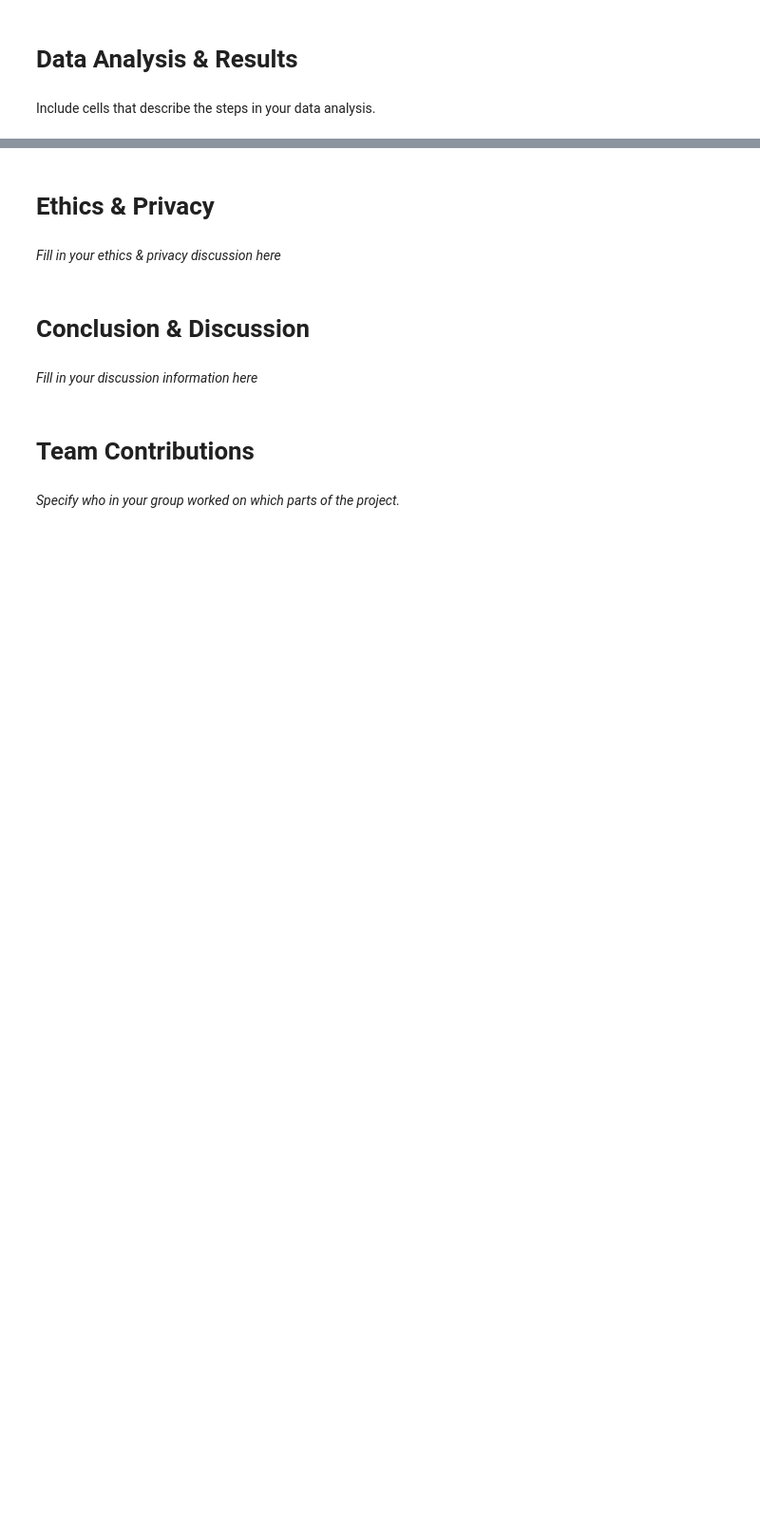
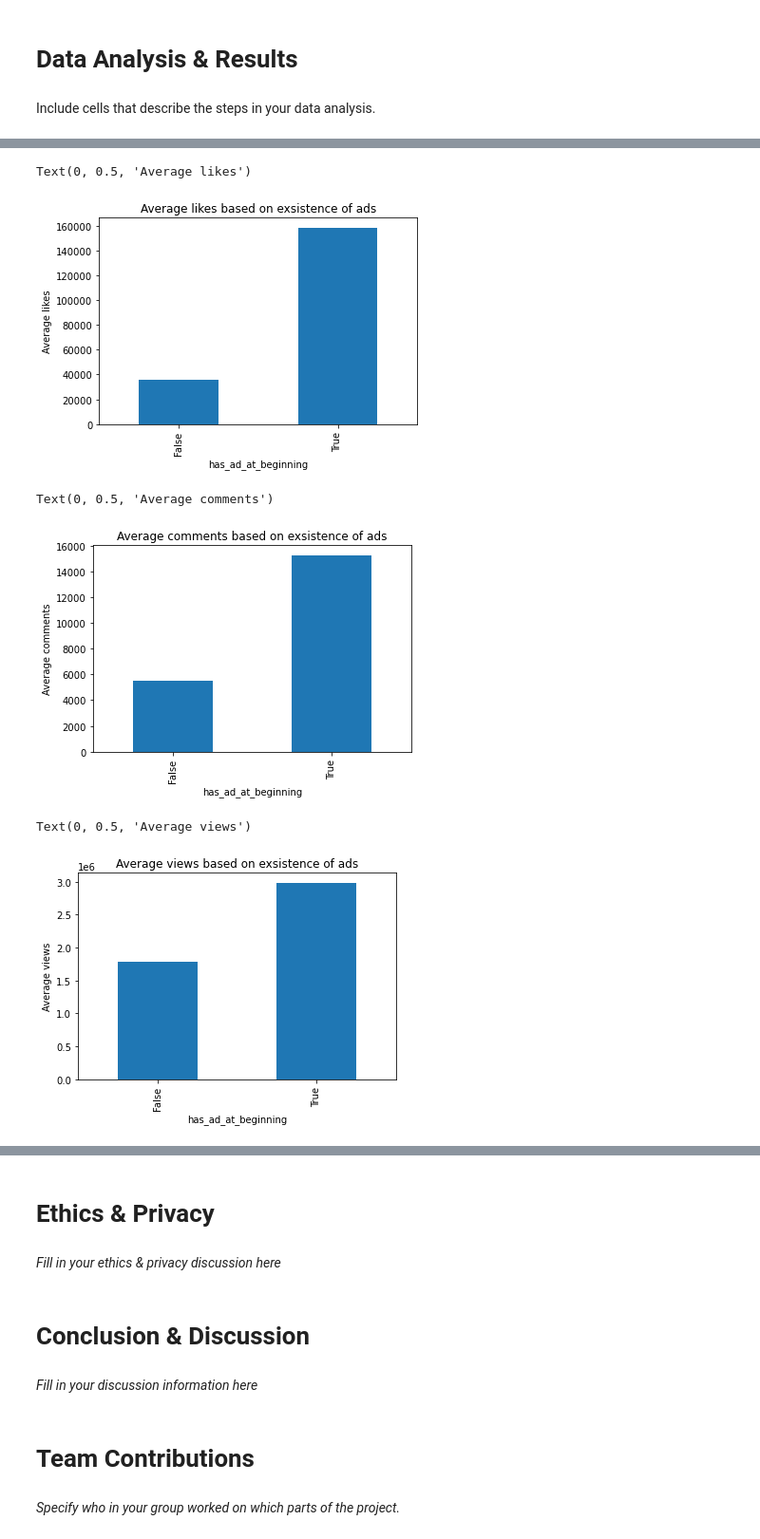
Before and after one commit to oakaigh/cogs108-wi21-group068, a Jupyter notebook: FinalProject_group068.ipynb, the cells around one changed output, grey strips where cells are left out. Shown at 95% size. Drawn from its saved outputs; the diff is of its cells as text; code cells hidden in the pictures; blank space fills up the shorter version.

Commit message:
Nisha- ads compared to average of likes, comments, views

```diff
--- a/FinalProject_group068.ipynb
+++ b/FinalProject_group068.ipynb
@@ -91,0 +125,3 @@ Describe your data cleaning steps here.
+# %%
+df_trending_details = pd.read_pickle('EDA/dsamples/youtube_trending.pkl')
+df_report(df_trending_details, name = 'Trending')
@@ -91,0 +150,3 @@ Describe your data cleaning steps here.
+# %%
+#We first reset the index of the dataframe
+df_trending_details= df_trending_details.reset_index()
@@ -91,0 +162,9 @@ Describe your data cleaning steps here.
+# %%
+#we group the data by if there are ads in the begining and caluculte the mean value of likes, comments and views
+has_ad_likes = df_trending_details.groupby(['has_ad_at_beginning'])['stats.like'].mean()
+has_ad_comments = df_trending_details.groupby(['has_ad_at_beginning'])['stats.comment'].mean()
+has_ad_views = df_trending_details.groupby(['has_ad_at_beginning'])['stats.view'].mean()
+
+has_ad_likes.reset_index()
+has_ad_comments.reset_index()
+has_ad_views.reset_index()
@@ -150,0 +185,19 @@ df_report(df_search_details, name = 'Trending')
+# %%
+## YOUR CODE HERE
+## FEEL FREE TO ADD MULTIPLE CELLS PER SECTION
+ax_likes = has_ad_likes.plot.bar(x= 'has_ad_at_beginning', y= 'stats.like', title= "Average likes based on exsistence of ads")
+ax_likes.set_ylabel("Average likes")
+plt.show()
+ax_comments= has_ad_comments.plot.bar(x= 'has_ad_at_beginning', y= 'stats.comment',  title= "Average comments based on exsistence of ads")
+ax_comments.set_ylabel("Average comments")
+plt.show()
+ax_views= has_ad_views.plot.bar(x= 'has_ad_at_beginning', y= 'stats.view', title= "Average views based on exsistence of ads")
+ax_views.set_ylabel("Average views")
+plt.show()
+# %% [output]
+Text(0, 0.5, 'Average likes')
+[figure, added]
+Text(0, 0.5, 'Average comments')
+[figure, added]
+Text(0, 0.5, 'Average views')
+[figure, added]
```
Also changed, not shown: parts of 11 cells of this notebook.
